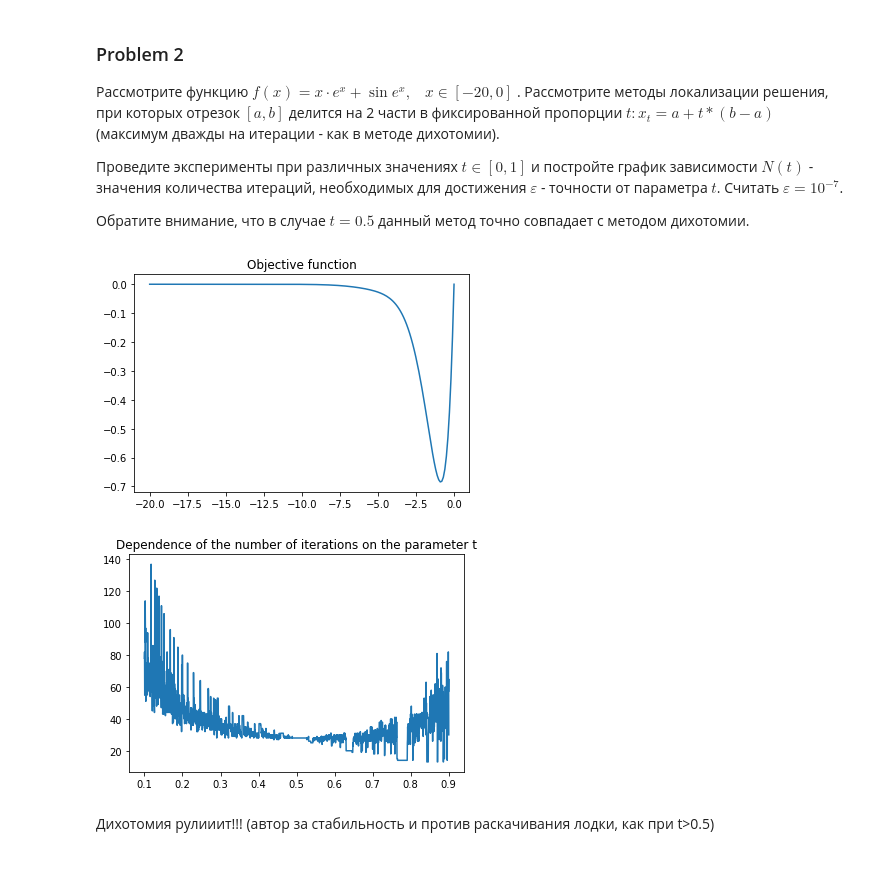
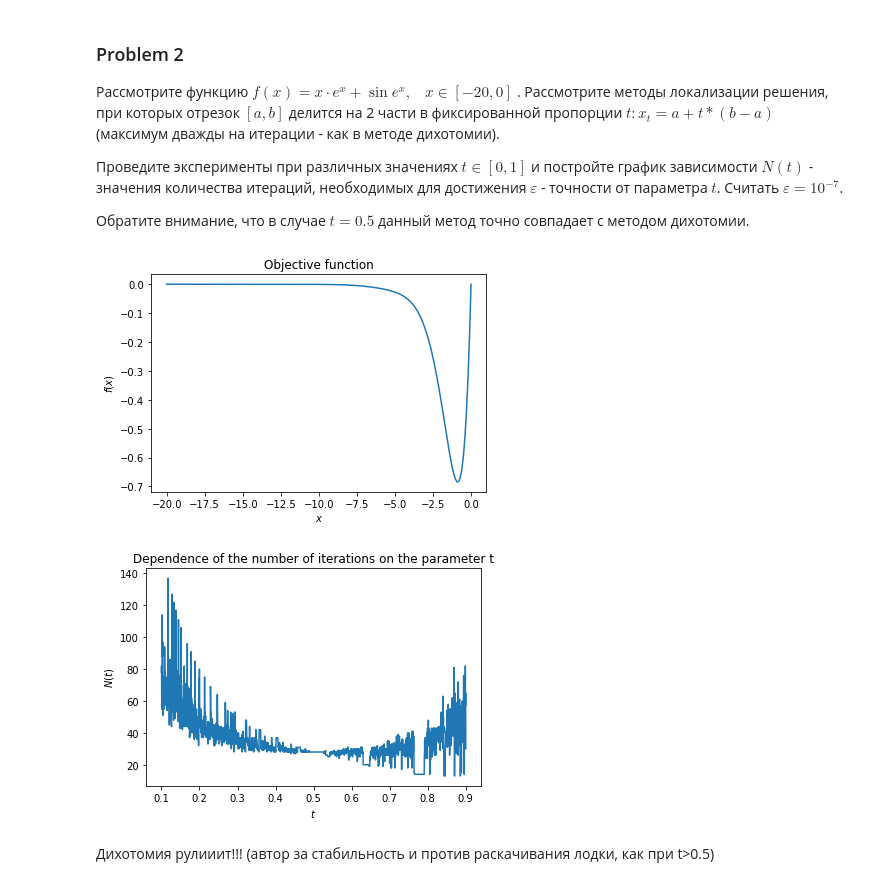
Before and after one commit to ilikot/optim, a Jupyter notebook: HW1_Takidze_Ilya.ipynb, the cells around one changed output. Cells and saved outputs as stored; diff of their text form; code cells hidden in the pictures.

```diff
--- a/HW1_Takidze_Ilya.ipynb
+++ b/HW1_Takidze_Ilya.ipynb
@@ -71,11 +78,11 @@ def f_2(x):
 x = np.linspace(-20,0, 200)
 plt.plot(x, f_2(x))
 plt.title('Objective function')
-#plt.xlabel(f'$x$')
-#plt.ylabel(f'$f(x)$')
+plt.xlabel(f'$x$')
+plt.ylabel(f'$f(x)$')
 plt.show()
 # %% [output]
-[figure, old version]
+[figure, new version]
 # %%
 import math
 
@@ -85,36 +92,36 @@ eps = 10**(-7) #критерий остановки
 
 def xt(a, b, t):  #середина отрезка
     return a + t*(b - a)
 def xl(a, b, t):  #середина левого отрезка отрезка
     return a + t*(xt(a, b, t) - a)
 def xr(a, b, t):  #середина правого отрезка отрезка
     return xt(a, b, t) + t*(b - xt(a, b ,t))
 def minimize(f, a, b, t):
     a1 = 0
     b1 = 0
     n = 0
     while math.fabs(a - b) > eps:
         if f(xl(a, b, t)) < f(xr(a, b, t)):
             b = xt(a, b, t)
             #minimize(f, a, b1, t)
             n += 1
         else:
             a = xt(a, b, t)
             n += 1
             #minimize(f, a1, b, t)
     return n
 #print(minimize(f_2, a, b, t))
 t = np.linspace(0.1, 0.9, 2000)
 m = np.zeros(len(t))
 for i in range(len(t)):
     m[i] = minimize(f_2, a, b, t[i])
 plt.plot(t, m)
 plt.title('Dependence of the number of iterations on the parameter t')
-#plt.xlabel(f'$t$')
-#plt.ylabel(f'$N(t)$')
+plt.xlabel(f'$t$')
+plt.ylabel(f'$N(t)$')
 plt.show()
 # %% [output]
-[figure, old version]
+[figure, new version]
 # %% [markdown]
 Дихотомия рулииит!!! (автор за стабильность и против раскачивания лодки, как при t>0.5)
 # %% [markdown]
```
Also changed, not shown: parts of 8 cells of this notebook.
